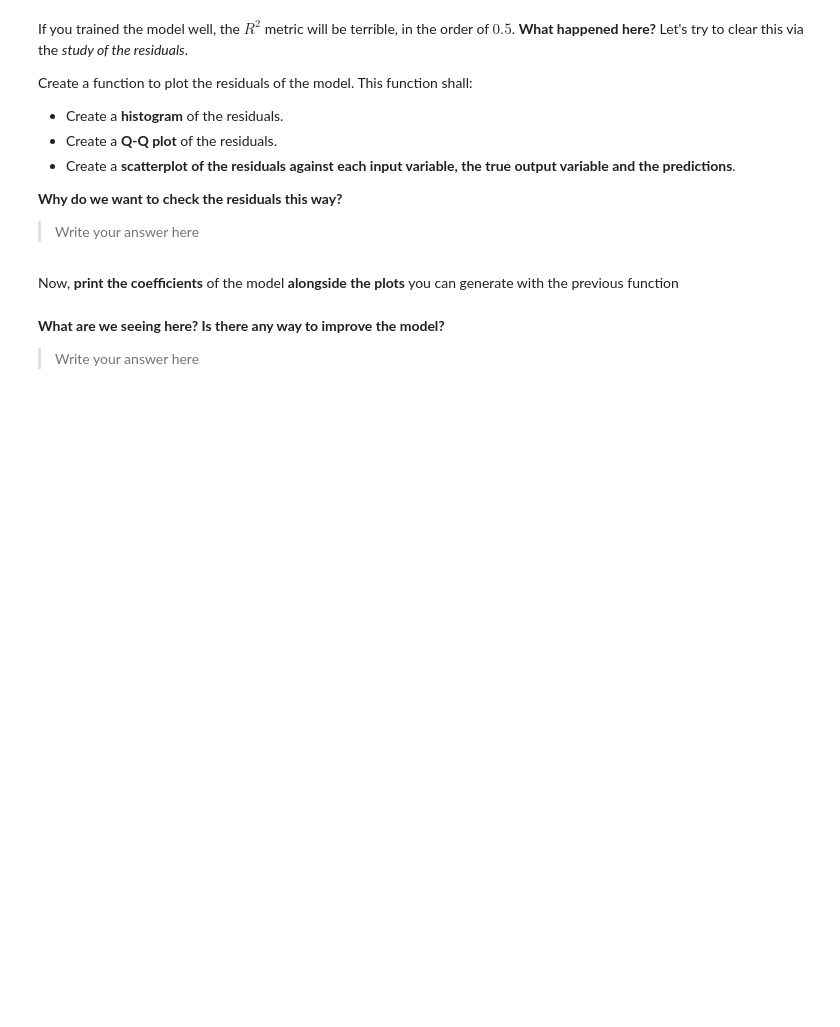
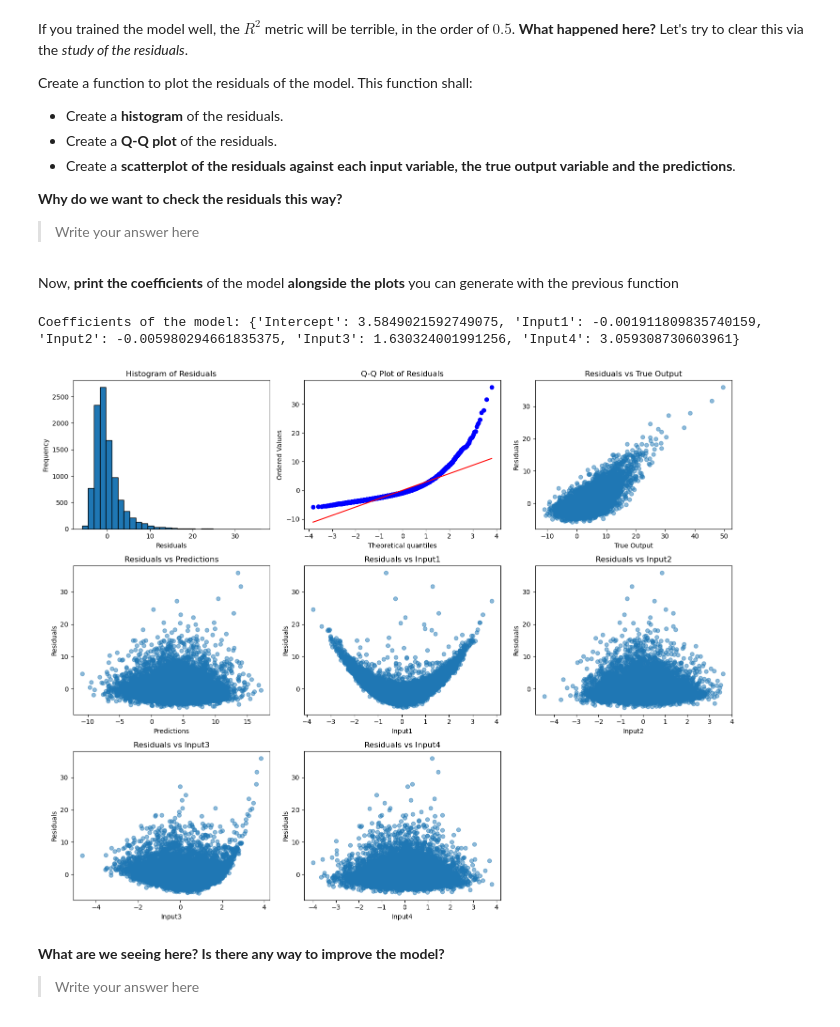
Before and after one commit to ICAI-IMAT-ML/p2-4-gabal-o, a Jupyter notebook: notebook/Lab_2_4_LR2.ipynb, the cells around one changed output. Cells and saved outputs as stored; diff of their text form; code cells hidden in the pictures; blank space fills up the shorter version.

```diff
--- a/notebook/Lab_2_4_LR2.ipynb
+++ b/notebook/Lab_2_4_LR2.ipynb
@@ -68,11 +68,11 @@ In the previous practice, you have trained a model assuming that the relationshi
 data = pd.read_csv("../data/synthetic_dataset.csv")
 
 # TODO: Obtain inputs and output from data
-X = ["Input1","Input2","Input3","Input4"]
-y = "Output"
+X = data[["Input1","Input2","Input3","Input4"]]
+y = data["Output"]
 # %% [markdown]
 In this case we will skip the preprocessing and go straight to the modelling phase. Therefore, fit the model here.
 # %%
 # TODO: Train linear regression model
 reg_multiple = LinearRegressor()
-reg_multiple.fit(X,y,method="gradient_descent")
+reg_multiple.fit(X,y)
@@ -107,7 +107,7 @@ def plot_residuals(data, output_column, prediction_column):
         prediction_column (str): The name of the prediction column.
     """
     # TODO: Calculate residuals
-    residuals = None
+    residuals = data[output_column] - data[prediction_column]
 
     num_features = len(data.columns) - 2  # Exclude output and prediction columns
 
@@ -125,12 +125,12 @@ def plot_residuals(data, output_column, prediction_column):
 
     # TODO: Plot Q-Q plot of residuals (tip: use stats.probplot from scipy)
     plt.subplot(num_rows, num_cols, 2)
-    stats.probplot(None, None, None)       # Fill the code here
+    stats.probplot(residuals, dist="norm", plot=plt)       # Fill the code here
     plt.title('Q-Q Plot of Residuals')
 
     # TODO: Plot residuals against output variable
     plt.subplot(num_rows, num_cols, 3)
-    plt.scatter(None, None, alpha=0.5)     # Fill the code here
+    plt.scatter(data[output_column], residuals, alpha=0.5)     # Fill the code here
     plt.title('Residuals vs True Output')
     plt.xlabel('True Output')
     plt.ylabel('Residuals')
@@ -146,7 +146,7 @@ def plot_residuals(data, output_column, prediction_column):
     for i, col in enumerate(data.columns):
         if col not in [output_column, prediction_column]:
             plt.subplot(num_rows, num_cols, i + 5)
-            plt.scatter(None, None, alpha=0.5)   # Fill the code here
+            plt.scatter(data[col], residuals, alpha=0.5)   # Fill the code here
             plt.title(f'Residuals vs {col}')
             plt.xlabel(col)
             plt.ylabel('Residuals')
@@ -157,12 +157,20 @@ def plot_residuals(data, output_column, prediction_column):
 Now, **print the coefficients** of the model **alongside the plots** you can generate with the previous function
 # %%
 # TODO:  First, construct a dictionary of the coefficients to print them
-coef_dict = None
+coef_dict = {}
+
+coef_dict['Intercept'] = reg_multiple.intercept
+
+for feature_name, coef_value in zip(X.columns, reg_multiple.coefficients):
+    coef_dict[feature_name] = coef_value
 print(f"Coefficients of the model: {coef_dict}")
 
 # Plot the residuals for the predictions
-data["Predictions"] = linreg.predict(X)
+data["Predictions"] = reg_multiple.predict(X)
 plot_residuals(data, 'Output', 'Predictions')
+# %% [output]
+Coefficients of the model: {'Intercept': 3.5849021592749075, 'Input1': -0.001911809835740159, 'Input2': -0.005980294661835375, 'Input3': 1.630324001991256, 'Input4': 3.059308730603961}
+[figure, added]
 # %% [markdown]
 **What are we seeing here? Is there any way to improve the model?**
 > Write your answer here
```
Also changed, not shown: parts of 4 cells of this notebook, 1 other file.
